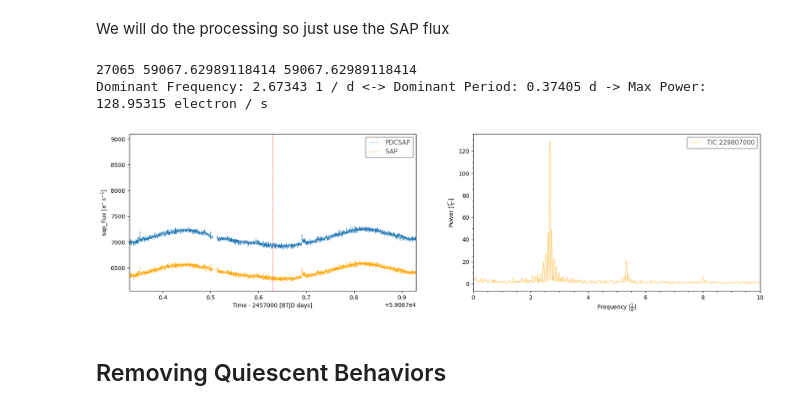
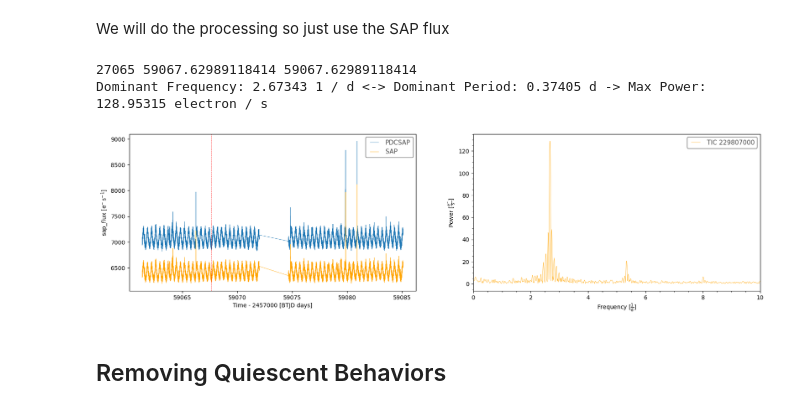
Before and after one commit to VishnuGade/SPT_Flares, a Jupyter notebook: src/Andy(s)/TESS_flare_isolation.ipynb, the cells around one changed output. Drawn from its saved outputs; the diff is of its cells as text; code cells hidden in the pictures.

```diff
--- a/src/Andy(s)/TESS_flare_isolation.ipynb
+++ b/src/Andy(s)/TESS_flare_isolation.ipynb
@@ -76,28 +76,28 @@ We will do the processing so just use the SAP flux
 # %%
 flare_lc = flare_lc.remove_nans()
 flare_lc = flare_lc.select_flux('sap_flux')
 
 time_tdb = Time(flare_lc.time.value, format= flare_lc.time.format, scale= flare_lc.time.scale)
 time_utc = time_tdb.utc.mjd
 flare_lc.time = time_utc
 flare_start_idx = np.abs(time_utc-flare_star['mjd']).argmin()
 print(flare_start_idx, time_utc[flare_start_idx], flare_lc.time.value[flare_start_idx])
 
 f, (ax1, ax2) = plt.subplots(1,2, figsize=(20, 5))
 flare_lc.plot(ax= ax1, column= 'pdcsap_flux', label="PDCSAP")
 flare_lc.plot(ax=ax1, column= 'sap_flux', label="SAP", color= 'orange')
 ax1.axvline(flare_lc.time.value[flare_start_idx], ls= '--', lw= 0.5, c= 'r')
-ax1.set_xlim(flare_lc.time.value[flare_start_idx] - 0.3, flare_lc.time.value[flare_start_idx] + 0.3)
+# ax1.set_xlim(flare_lc.time.value[flare_start_idx] - 0.3, flare_lc.time.value[flare_start_idx] + 0.3)
 
 p = flare_lc.to_periodogram('ls')
 p.plot(ax = ax2, color= 'orange')
 ax2.set_xlim(0,10)
 # ax2.plot()
 print(f'Dominant Frequency: {p.frequency_at_max_power:.5f} <-> Dominant Period: {p.period_at_max_power:.5f} -> Max Power: {p.max_power:.5f}')
 # %% [output]
 27065 59067.62989118414 59067.62989118414
 Dominant Frequency: 2.67343 1 / d <-> Dominant Period: 0.37405 d -> Max Power: 128.95315 electron / s
-[figure, old version]
+[figure, new version]
 # %% [markdown]
 ## Removing Quiescent Behaviors
 # %%
```
Also changed, not shown: parts of 5 cells of this notebook, 24 other files.
